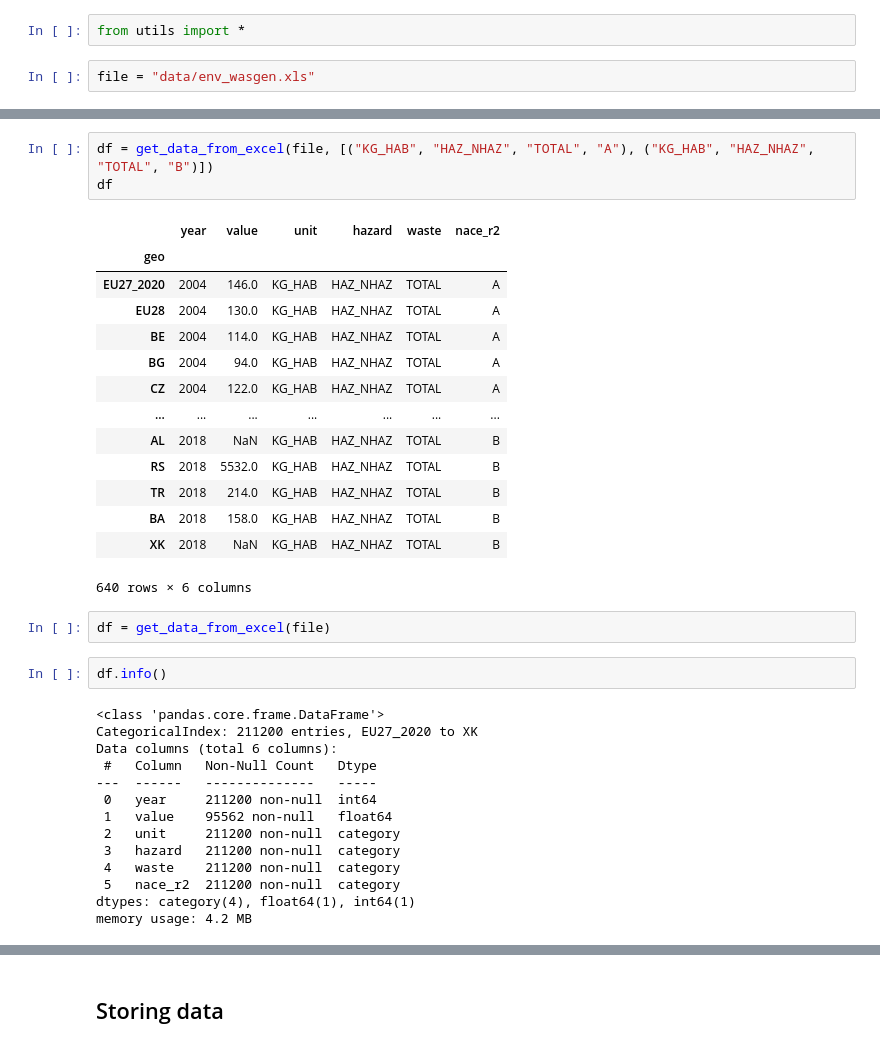
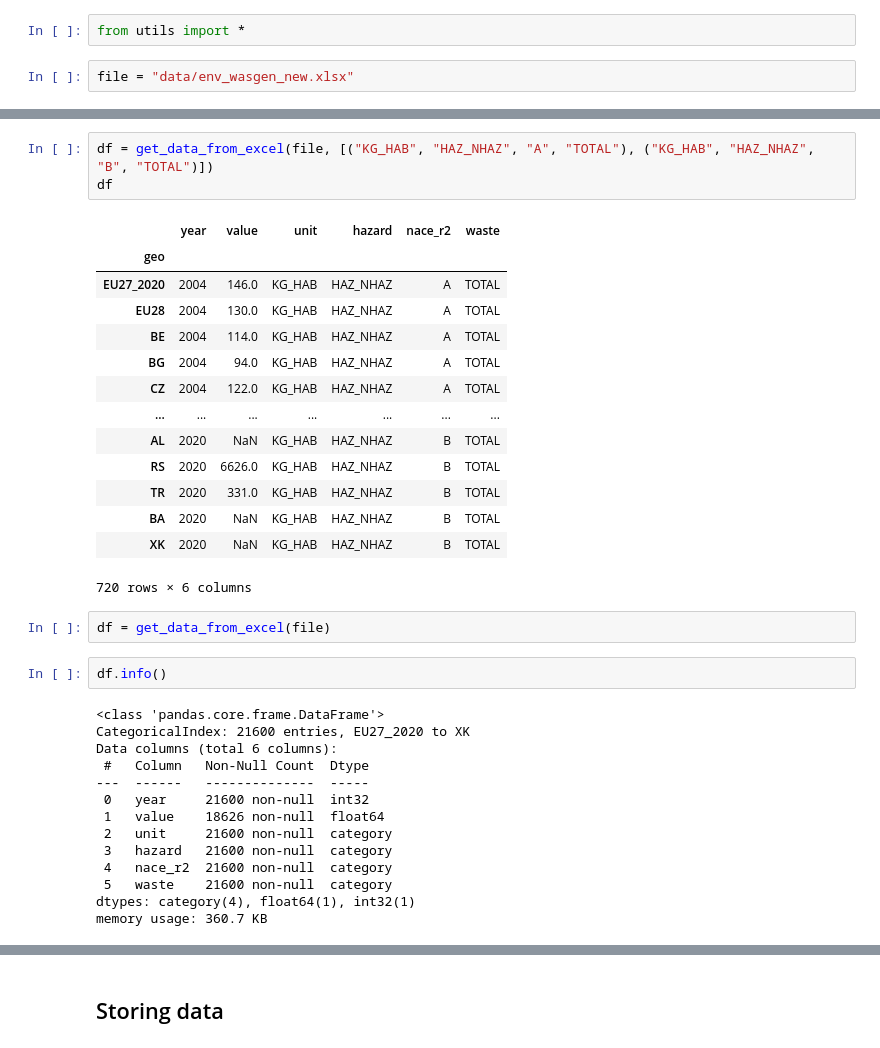
Before and after one commit to pmayd/Data-Science-in-the-Wild, a Jupyter notebook: 01 Working with excel.ipynb, the cells around one changed output, grey strips where cells are left out. Saved outputs shown, nothing was run; the diff lists cells and outputs as text.

```diff
--- a/01 Working with excel.ipynb
+++ b/01 Working with excel.ipynb
@@ -633,7 +626,7 @@ We have written two very convenient helper functions:
 # %%
 from utils import *
 # %%
-file = "data/env_wasgen.xls"
+file = "data/env_wasgen_new.xlsx"
 # %%
 print_codes(file)
 # %% [output]
@@ -692,36 +685,36 @@ memory usage: 8.4 KB
 # %%
-df = get_data_from_excel(file, [("KG_HAB", "HAZ_NHAZ", "TOTAL", "A"), ("KG_HAB", "HAZ_NHAZ", "TOTAL", "B")])
+df = get_data_from_excel(file, [("KG_HAB", "HAZ_NHAZ", "A", "TOTAL"), ("KG_HAB", "HAZ_NHAZ", "B", "TOTAL")])
 df
 # %% [output]
-|  | year | value | unit | hazard | waste | nace_r2 |
+|  | year | value | unit | hazard | nace_r2 | waste |
 | geo |  |  |  |  |  |  |
-| EU27_2020 | 2004 | 146.0 | KG_HAB | HAZ_NHAZ | TOTAL | A |
-| EU28 | 2004 | 130.0 | KG_HAB | HAZ_NHAZ | TOTAL | A |
-| BE | 2004 | 114.0 | KG_HAB | HAZ_NHAZ | TOTAL | A |
-| BG | 2004 | 94.0 | KG_HAB | HAZ_NHAZ | TOTAL | A |
-| CZ | 2004 | 122.0 | KG_HAB | HAZ_NHAZ | TOTAL | A |
+| EU27_2020 | 2004 | 146.0 | KG_HAB | HAZ_NHAZ | A | TOTAL |
+| EU28 | 2004 | 130.0 | KG_HAB | HAZ_NHAZ | A | TOTAL |
+| BE | 2004 | 114.0 | KG_HAB | HAZ_NHAZ | A | TOTAL |
+| BG | 2004 | 94.0 | KG_HAB | HAZ_NHAZ | A | TOTAL |
+| CZ | 2004 | 122.0 | KG_HAB | HAZ_NHAZ | A | TOTAL |
 | ... | ... | ... | ... | ... | ... | ... |
-| AL | 2018 | NaN | KG_HAB | HAZ_NHAZ | TOTAL | B |
-| RS | 2018 | 5532.0 | KG_HAB | HAZ_NHAZ | TOTAL | B |
-| TR | 2018 | 214.0 | KG_HAB | HAZ_NHAZ | TOTAL | B |
-| BA | 2018 | 158.0 | KG_HAB | HAZ_NHAZ | TOTAL | B |
-| XK | 2018 | NaN | KG_HAB | HAZ_NHAZ | TOTAL | B |
+| AL | 2020 | NaN | KG_HAB | HAZ_NHAZ | B | TOTAL |
+| RS | 2020 | 6626.0 | KG_HAB | HAZ_NHAZ | B | TOTAL |
+| TR | 2020 | 331.0 | KG_HAB | HAZ_NHAZ | B | TOTAL |
+| BA | 2020 | NaN | KG_HAB | HAZ_NHAZ | B | TOTAL |
+| XK | 2020 | NaN | KG_HAB | HAZ_NHAZ | B | TOTAL |
-640 rows × 6 columns
+720 rows × 6 columns
 # %%
 df = get_data_from_excel(file)
 # %%
 df.info()
 # %% [output]
 <class 'pandas.core.frame.DataFrame'>
-CategoricalIndex: 211200 entries, EU27_2020 to XK
+CategoricalIndex: 21600 entries, EU27_2020 to XK
 Data columns (total 6 columns):
- #   Column   Non-Null Count   Dtype
----  ------   --------------   -----
- 0   year     211200 non-null  int64
- 1   value    95562 non-null   float64
- 2   unit     211200 non-null  category
- 3   hazard   211200 non-null  category
- 4   waste    211200 non-null  category
- 5   nace_r2  211200 non-null  category
-dtypes: category(4), float64(1), int64(1)
-memory usage: 4.2 MB
+ #   Column   Non-Null Count  Dtype
+---  ------   --------------  -----
+ 0   year     21600 non-null  int32
+ 1   value    18626 non-null  float64
+ 2   unit     21600 non-null  category
+ 3   hazard   21600 non-null  category
+ 4   nace_r2  21600 non-null  category
+ 5   waste    21600 non-null  category
+dtypes: category(4), float64(1), int32(1)
+memory usage: 360.7 KB
```
Also changed, not shown: parts of 17 cells of this notebook, 7 other files.
